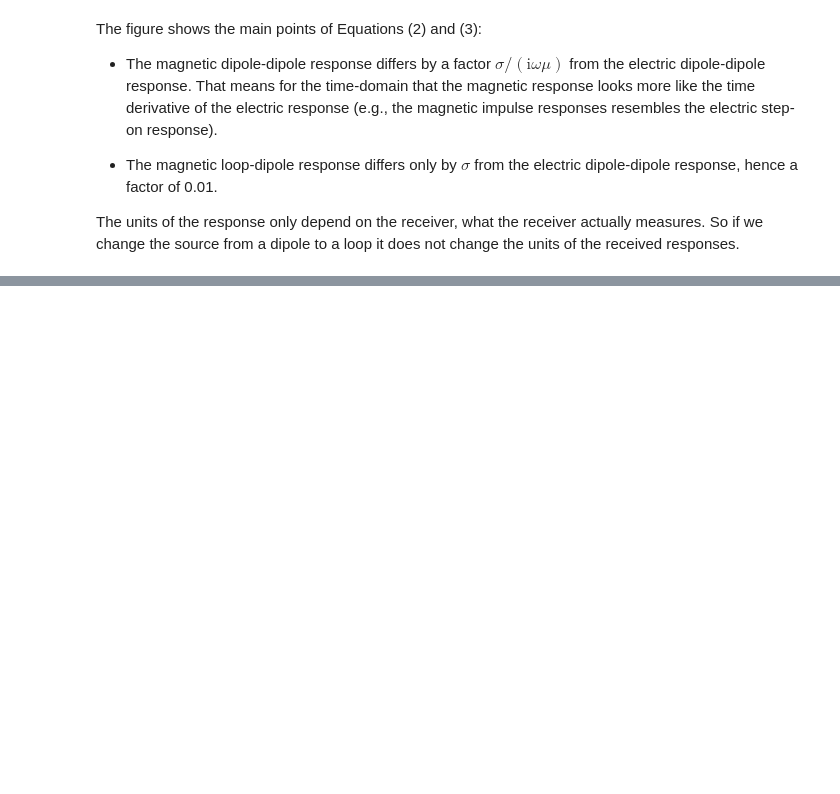
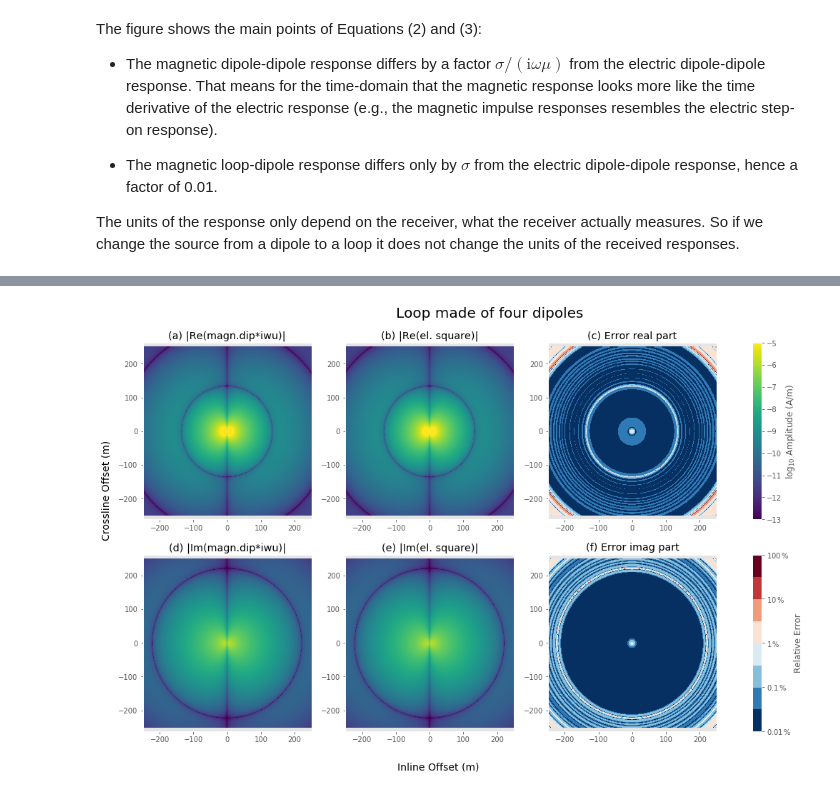
Before and after one commit to emsig/empymod-examples, a Jupyter notebook: 7b_Dipoles_and_Loops.ipynb, the cells around one changed output, grey strips where cells are left out. Cells and saved outputs as stored; diff of their text form; code cells hidden in the pictures; blank space fills up the shorter version.

```diff
--- a/7b_Dipoles_and_Loops.ipynb
+++ b/7b_Dipoles_and_Loops.ipynb
@@ -180,0 +317,16 @@ The units of the response only depend on the receiver, what the receiver actuall
+# %%
+inp_dip = {
+    'rec': [rxx, ryy, 10, 0, 0],
+    'mrec': True,
+    'srcpts': 5  # Gaussian quadrature with 5 pts to simulate a finite length dipole
+}
+
+square_dip = +empymod.bipole(src=[+0.5, +0.5, -0.5, +0.5, 0, 0], **inp_dip, **model)
+square_dip += empymod.bipole(src=[+0.5, -0.5, +0.5, +0.5, 0, 0], **inp_dip, **model)
+square_dip += empymod.bipole(src=[-0.5, -0.5, +0.5, -0.5, 0, 0], **inp_dip, **model)
+square_dip += empymod.bipole(src=[-0.5, +0.5, -0.5, -0.5, 0, 0], **inp_dip, **model)
+square_dip = square_dip.reshape(np.shape(rx))
+
+plot_result(epm_loop, square_dip, x, f'Loop made of four dipoles', vmin=-13, vmax=-5, rx=x)
+# %% [output]
+[figure, added]
```
Also changed, not shown: parts of 15 cells of this notebook.
